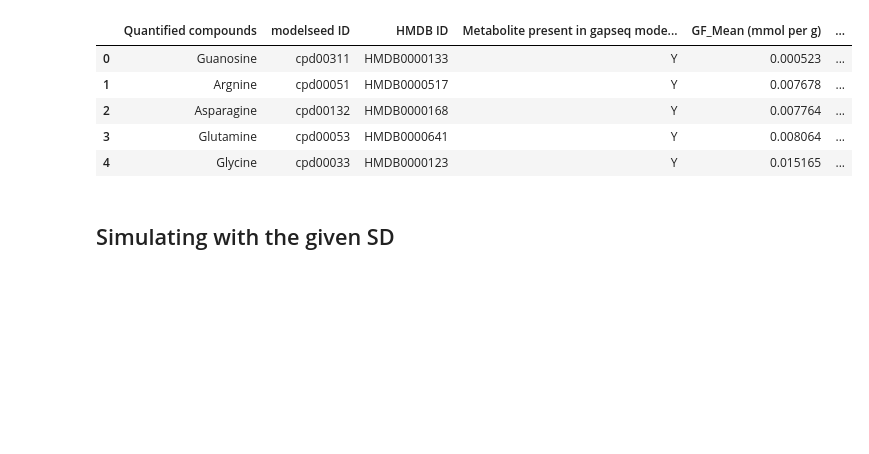
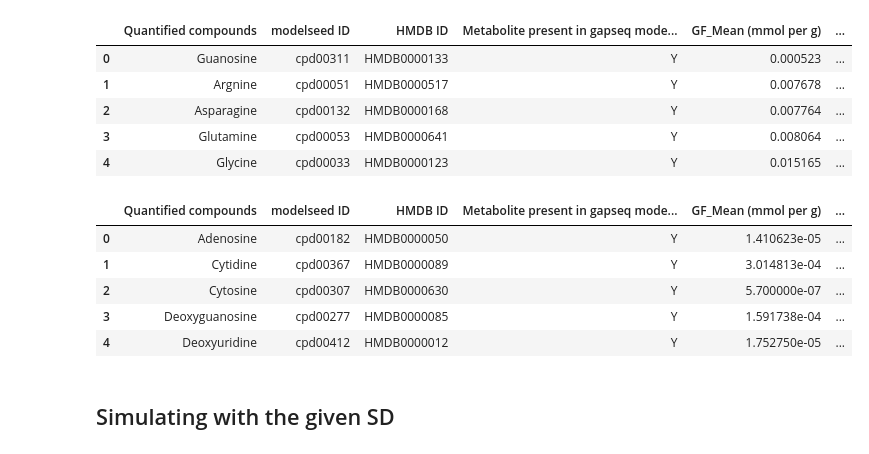
Before and after one commit to pavan-kumar-s/community_modelling, a Jupyter notebook: HDC_gapseq_prelim_met.ipynb, the cells around one changed output. Drawn from its saved outputs; the diff is of its cells as text; code cells hidden in the pictures; blank space fills up the shorter version.

Commit message:
updated the codes to return comparison of prodiction rates

```diff
--- a/HDC_gapseq_prelim_met.ipynb
+++ b/HDC_gapseq_prelim_met.ipynb
@@ -41,6 +41,22 @@ exchangeRate.head()
 | 2 | Asparagine | cpd00132 | HMDB0000168 | Y | 0.007764 | ... |
 | 3 | Glutamine | cpd00053 | HMDB0000641 | Y | 0.008064 | ... |
 | 4 | Glycine | cpd00033 | HMDB0000123 | Y | 0.015165 | ... |
+# %%
+# loading the production rates
+productionRate = pd.read_excel('./Data/HDC/HDC1_metabolomics_preliminary_formodelling2.xlsx',sheet_name='produced')
+productionRate['GF_conc'] = productionRate['GF_Mean (mmol per g)']
+productionRate['Microbiome_conc'] = productionRate['HDC1_Mean (mmol per g)']
+productionRate['GF_conc_sd'] = productionRate['GF_Standard deviation (mmol per g)']
+productionRate['Microbiome_conc_sd'] = productionRate['HDC1_Standard deviation (mmol per g)']
+productionRate['metabolite ID'] = productionRate['modelseed ID']
+productionRate.head()
+# %% [output]
+|  | Quantified compounds | modelseed ID | HMDB ID | Metabolite present in gapseq mode... | GF_Mean (mmol per g) | ... |
+| 0 | Adenosine | cpd00182 | HMDB0000050 | Y | 1.410623e-05 | ... |
+| 1 | Cytidine | cpd00367 | HMDB0000089 | Y | 3.014813e-04 | ... |
+| 2 | Cytosine | cpd00307 | HMDB0000630 | Y | 5.700000e-07 | ... |
+| 3 | Deoxyguanosine | cpd00277 | HMDB0000085 | Y | 1.591738e-04 | ... |
+| 4 | Deoxyuridine | cpd00412 | HMDB0000012 | Y | 1.752750e-05 | ... |
 # %% [markdown]
 ## Simulating with the given SD
 # %%
```
Also changed, not shown: parts of 3 cells of this notebook, 4 other files.
